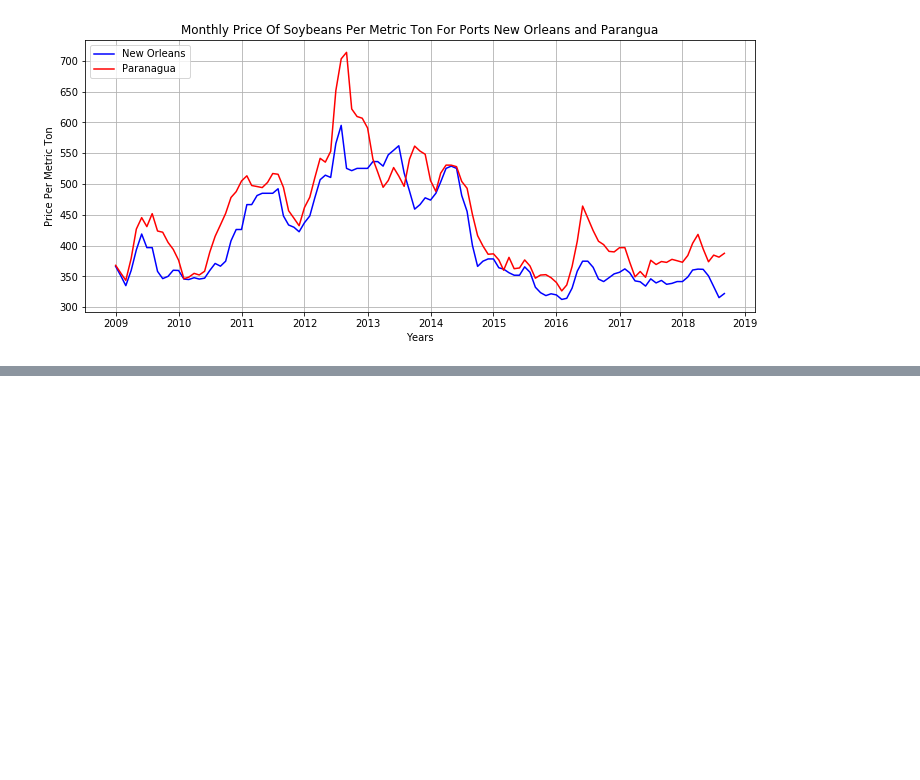
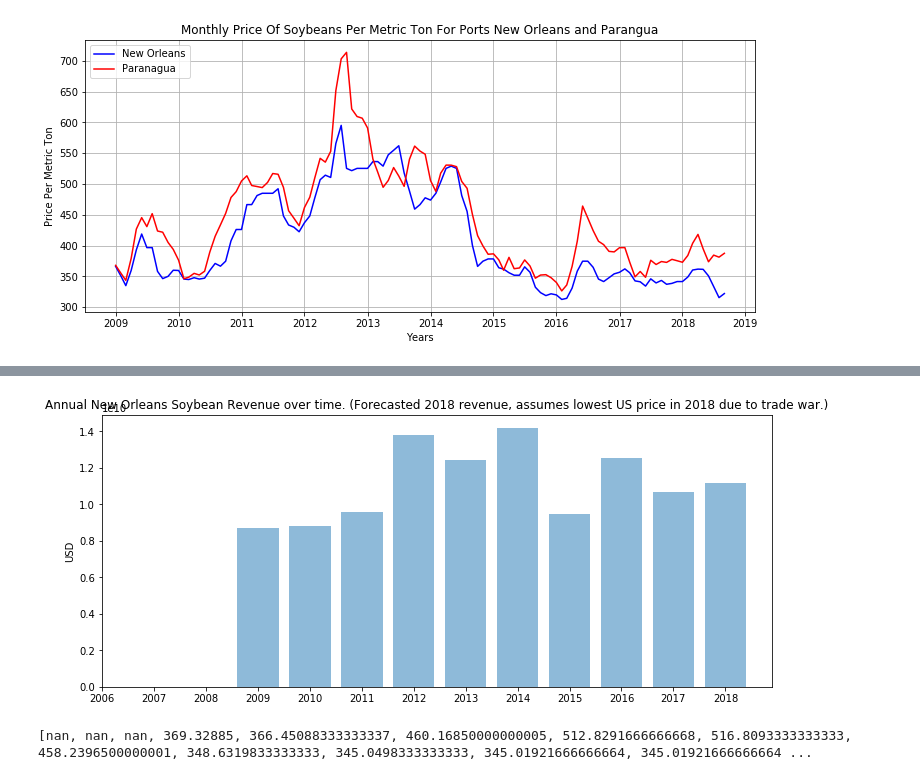
Before and after one commit to mattbichay/data_challenge, a Jupyter notebook: DataChallenge.ipynb, the cells around one changed output, grey strips where cells are left out. Saved outputs shown, nothing was run; the diff lists cells and outputs as text; code cells hidden in the pictures; blank space fills up the shorter version.

```diff
--- a/DataChallenge.ipynb
+++ b/DataChallenge.ipynb
@@ -127,0 +194,21 @@ plt.show()
+# %%
+average_price_no_year_assume_worst_2018 = average_price_no_year[:-1]
+
+min_2018_price = min_price_no_year[-1]
+
+average_price_no_year_assume_worst_2018.append(min_2018_price)
+
+annual_sales_with_2018_assume_worst_2018 = [price*tons for price,tons in zip(average_price_no_year_assume_worst_2018, total_exports_no_with_2018)]
+
+y_pos = np.arange(len(years))
+plt.figure(figsize=(12,5))
+plt.bar(y_pos, annual_sales_with_2018_assume_worst_2018, align='center', alpha=0.5)
+plt.xticks(y_pos, years)
+plt.ylabel('USD')
+plt.title('Annual New Orleans Soybean Revenue over time. (Forecasted 2018 revenue, assumes lowest US price in 2018 due to trade war.)')
+plt.show()
+
+print(average_price_no_year_assume_2017)
+# %% [output]
+[figure, added]
+[nan, nan, nan, 369.32885, 366.45088333333337, 460.16850000000005, 512.8291666666668, 516.8093333333333, 458.2396500000001, 348.6319833333333, 345.0498333333333, 345.01921666666664, 345.01921666666664 ...
```
Also changed, not shown: parts of 19 cells of this notebook.
